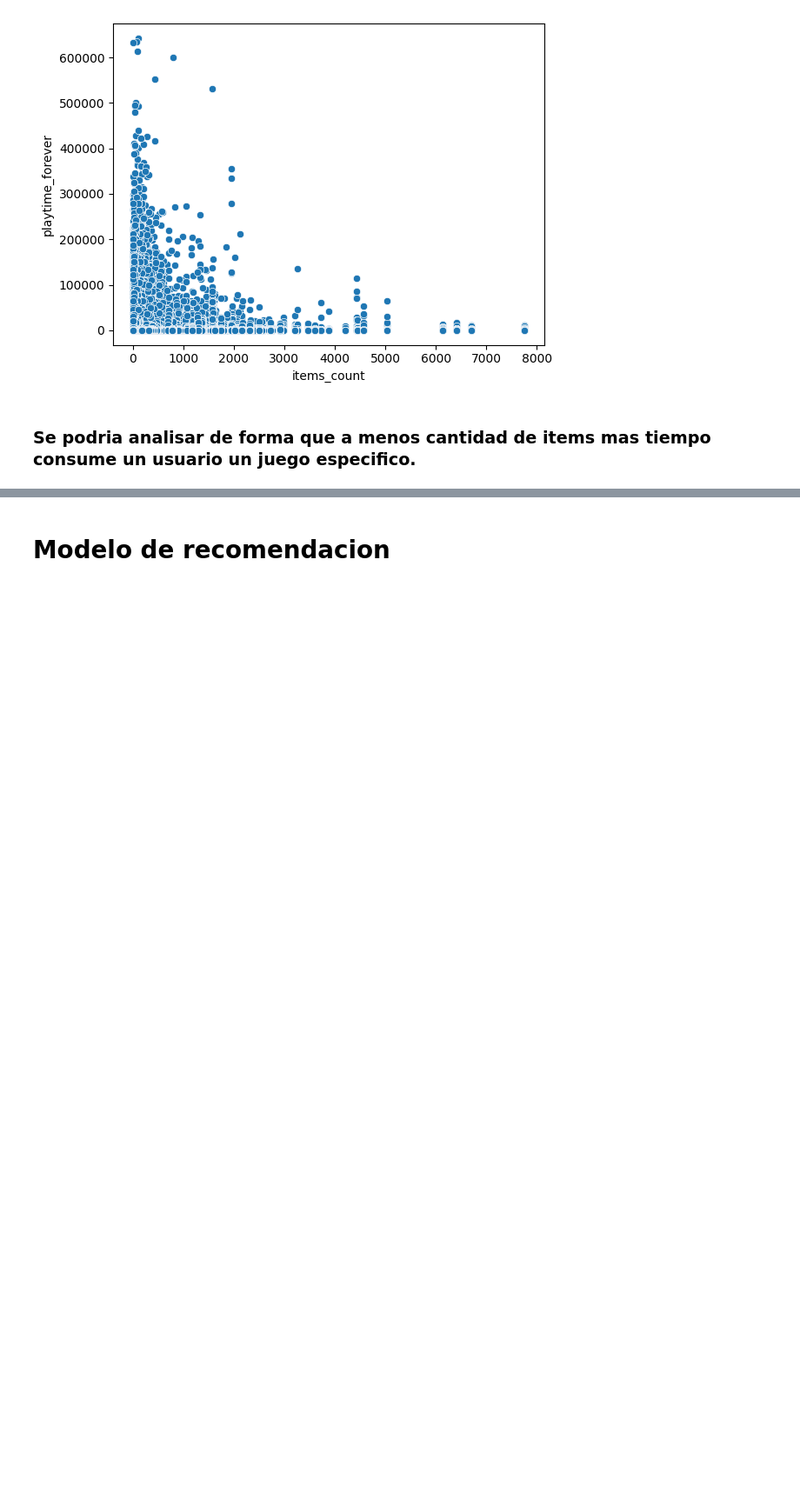
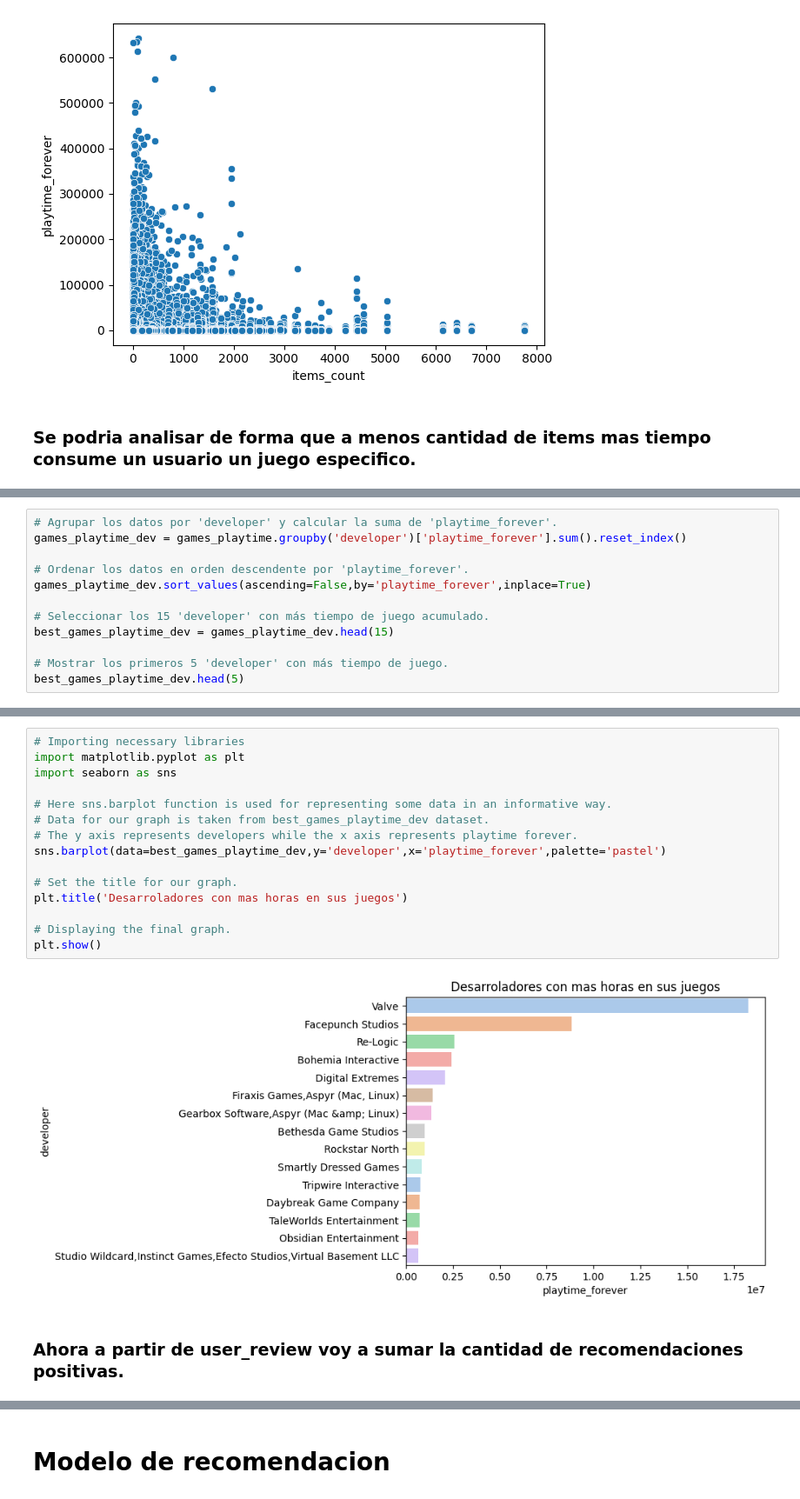
Before and after one commit to brunozenobio/PI_MLOps, a Jupyter notebook: EDA_preprocesamiento.ipynb, the cells around one changed output, grey strips where cells are left out. Shown at 87% size. Saved outputs shown, nothing was run; the diff lists cells and outputs as text; blank space fills up the shorter version.

```diff
--- a/EDA_preprocesamiento.ipynb
+++ b/EDA_preprocesamiento.ipynb
@@ -134,0 +202,12 @@ plt.show()
+# %%
+# Agrupar los datos por 'developer' y calcular la suma de 'playtime_forever'.
+games_playtime_dev = games_playtime.groupby('developer')['playtime_forever'].sum().reset_index()
+
+# Ordenar los datos en orden descendente por 'playtime_forever'.
+games_playtime_dev.sort_values(ascending=False,by='playtime_forever',inplace=True)
+
+# Seleccionar los 15 'developer' con más tiempo de juego acumulado.
+best_games_playtime_dev = games_playtime_dev.head(15)
+
+# Mostrar los primeros 5 'developer' con más tiempo de juego.
+best_games_playtime_dev.head(5)
@@ -134,0 +221,19 @@ plt.show()
+# %%
+# Importing necessary libraries
+import matplotlib.pyplot as plt
+import seaborn as sns
+
+# Here sns.barplot function is used for representing some data in an informative way.
+# Data for our graph is taken from best_games_playtime_dev dataset.
+# The y axis represents developers while the x axis represents playtime forever.
+sns.barplot(data=best_games_playtime_dev,y='developer',x='playtime_forever',palette='pastel')
+
+# Set the title for our graph.
+plt.title('Desarroladores con mas horas en sus juegos')
+
+# Displaying the final graph.
+plt.show()
+# %% [output]
+[figure, added]
+# %% [markdown]
+### Ahora a partir de user_review voy a sumar la cantidad de recomendaciones positivas.
```
Also changed, not shown: parts of 18 cells of this notebook, 2 other files.
